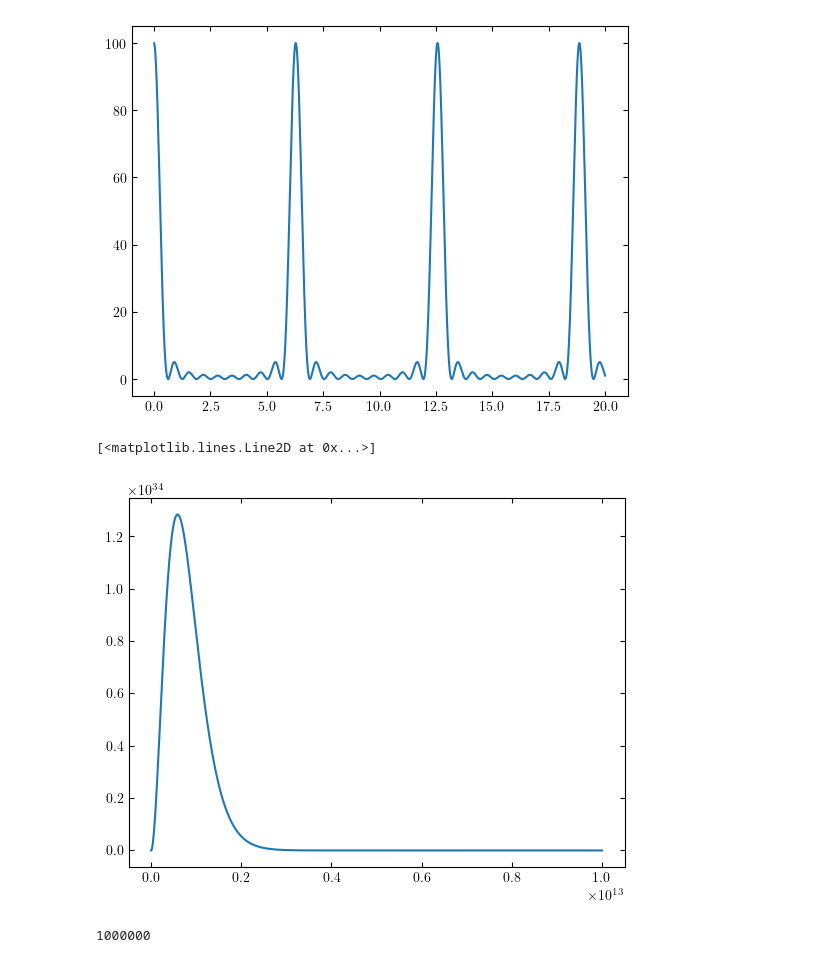
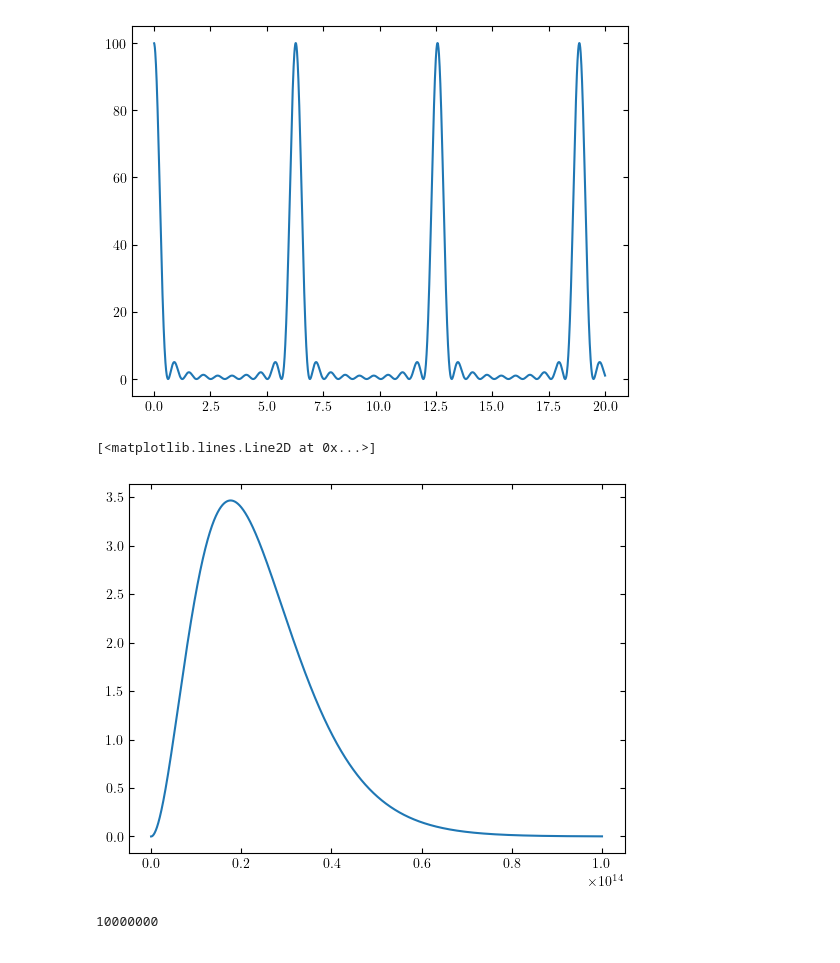
Before and after one commit to Julia-KAERI/ClassicalPhysics, a Jupyter notebook: src/Feynman/notebooks/vol1_2.ipynb, the cells around one changed output. Saved outputs shown, nothing was run; the diff lists cells and outputs as text; code cells hidden in the pictures.

```diff
--- a/src/Feynman/notebooks/vol1_2.ipynb
+++ b/src/Feynman/notebooks/vol1_2.ipynb
@@ -12,16 +12,16 @@ plt.plot(t, I)
 [figure]
 # %%
 
-w=np.arange(1,1.0e13, 1.0e6)
+w=np.arange(1,1.0e14, 1.0e10)
 kB = 1.38e-23
 hb = 6.62607015e-34
 mu = 6.64e-27
-Iw = (w**3)/(np.exp(hb*w/(kB*10))-1)
+Iw = 1.0e-38*(w**3)/(np.exp(hb*w/(kB*300))-1)
 plt.plot(w, Iw)
 # %% [output]
 [<matplotlib.lines.Line2D at 0x...>]
-[figure, old version]
+[figure, new version]
 # %%
 len(w)
 # %% [output]
-1000000
+10000000
```
Also changed, not shown: 15 other files.
